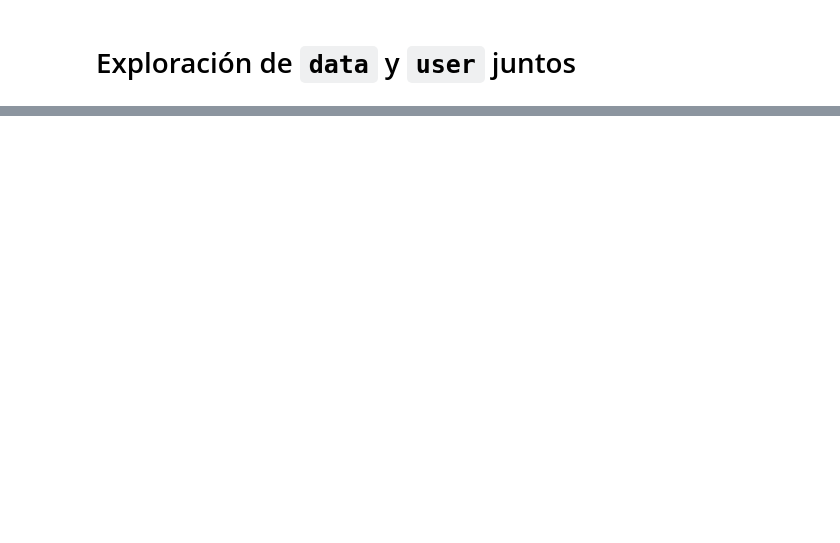
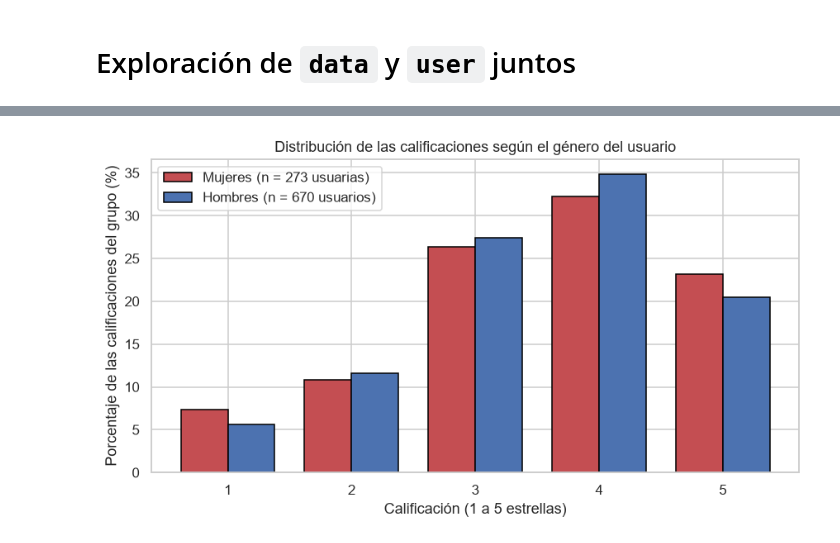
Before and after one commit to AndresCalderonRamirez/Data-Set-Movie-lens, a Jupyter notebook: notebooks/exploration/data_user.ipynb, the cells around one changed output, grey strips where cells are left out. Cells and saved outputs as stored; diff of their text form; code cells hidden in the pictures; blank space fills up the shorter version.

```diff
--- a/notebooks/exploration/data_user.ipynb
+++ b/notebooks/exploration/data_user.ipynb
@@ -25,0 +157,17 @@ print(f"Columnas: {data_user.columns}\n")
+# %%
+# Perfil por usuario: una fila por persona (n = 943)
+perfil = (
+    data_user.groupby(["user_id", "gender", "occupation", "age"], as_index=False)
+    .agg(n_calificaciones=("rating", "size"), calificacion_media=("rating", "mean"))
+)
+
+BINS_EDAD = [6, 17, 24, 34, 44, 54, 73]
+ETIQUETAS_EDAD = ["7-17", "18-24", "25-34", "35-44", "45-54", "55-73"]
+perfil["grupo_edad"] = pd.cut(perfil["age"], bins=BINS_EDAD, labels=ETIQUETAS_EDAD)
+data_user["grupo_edad"] = pd.cut(data_user["age"], bins=BINS_EDAD, labels=ETIQUETAS_EDAD)
+
+# Diccionario donde se guardan los p-valores para corregirlos al final (sección 9)
+pruebas = {}
+
+print(f"Perfil de usuarios: {perfil.shape[0]} filas (una por usuario)")
+perfil.head()
@@ -25,0 +327,20 @@ print(f"Columnas: {data_user.columns}\n")
+# %%
+distribucion = pd.crosstab(data_user["gender"], data_user["rating"], normalize="index").mul(100)
+
+fig, ax = plt.subplots(figsize=(8, 4.5))
+ancho = 0.38
+posiciones = np.arange(1, 6)
+ax.bar(posiciones - ancho / 2, distribucion.loc["F"], ancho, color="#C44E52",
+       edgecolor="black", label=f"Mujeres (n = {mujeres.shape[0]} usuarias)")
+ax.bar(posiciones + ancho / 2, distribucion.loc["M"], ancho, color="#4C72B0",
+       edgecolor="black", label=f"Hombres (n = {hombres.shape[0]} usuarios)")
+
+ax.set_xticks(posiciones)
+ax.set_xlabel("Calificación (1 a 5 estrellas)")
+ax.set_ylabel("Porcentaje de las calificaciones del grupo (%)")
+ax.set_title("Distribución de las calificaciones según el género del usuario")
+ax.legend()
+fig.tight_layout()
+plt.show()
+# %% [output]
+[figure, added]
```
Also changed, not shown: parts of 40 cells of this notebook, 3 other files.
